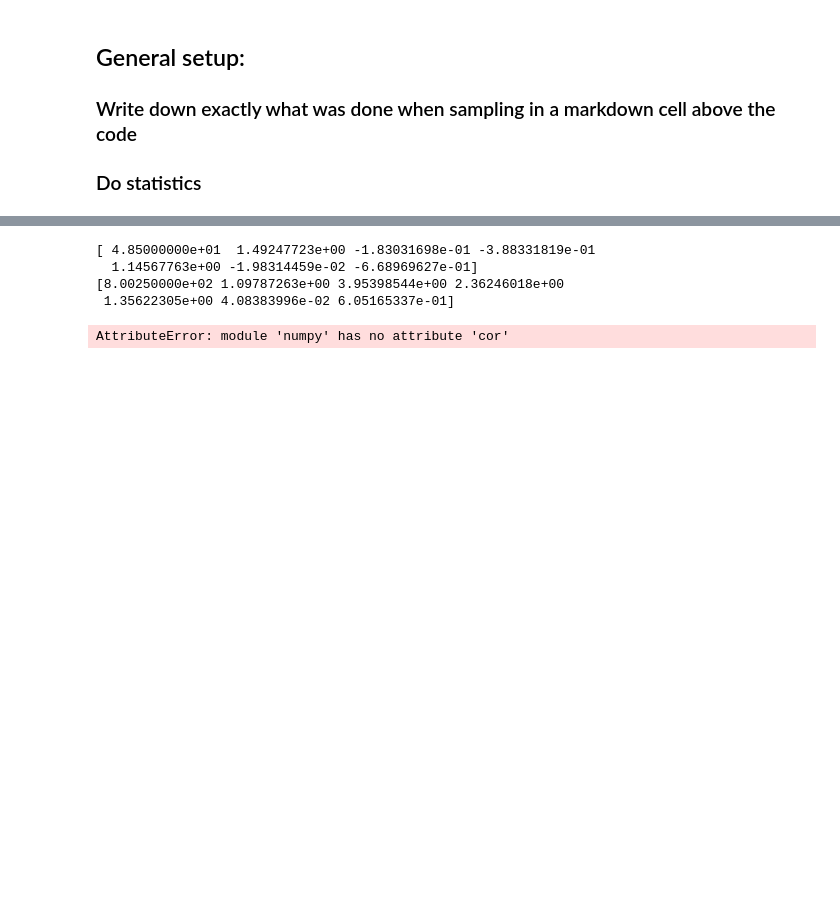
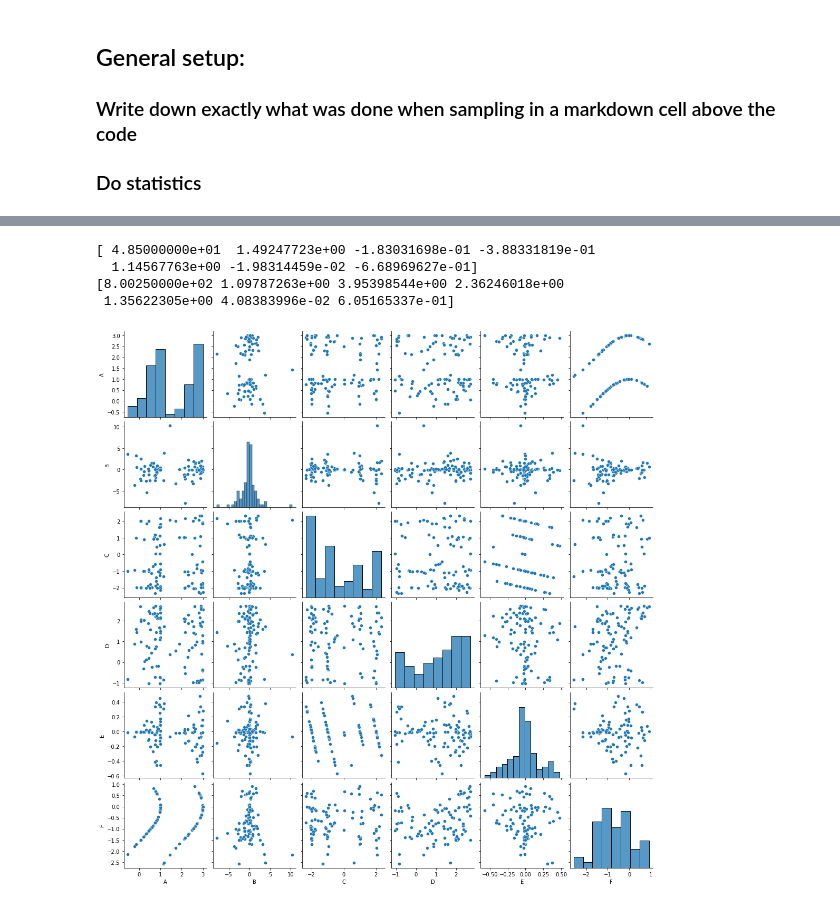
Before and after one commit to Maplewarrior/02463---Causality-project, a Jupyter notebook: 02463 Causality.ipynb, the cells around one changed output, grey strips where cells are left out. Drawn from its saved outputs; the diff is of its cells as text; code cells hidden in the pictures; blank space fills up the shorter version.

Commit message:
PLOTS IN MY TREE

```diff
--- a/02463 Causality.ipynb
+++ b/02463 Causality.ipynb
@@ -21,14 +22,8 @@ import pandas as pd
 def load(filename):
     df = pd.read_csv('data/'+str(filename))
     data = df.to_numpy()
-    return data
-
-
-
-def mean(A):
-    return np.mean(A, axis=0)
-def var(A):
-    return np.var(A, axis=0)
-def cor(A):
-    return np.cor(A, axis=0)
+    return data, df
+# %%
+filename = "data_98_observational.csv"
+data, df = load(filename)
 # %%
@@ -36,0 +36,6 @@ data = load(filename)
+# %%
+df.drop(columns=df.columns[0],
+        axis=1,
+        inplace=True)
+
+df.describe()
@@ -37,10 +52,20 @@ data = load(filename)
 # %%
 print(mean(data))
 print(var(data))
-print(cor(data))
+#print(cor(data))
 # %% [output]
 [ 4.85000000e+01  1.49247723e+00 -1.83031698e-01 -3.88331819e-01
   1.14567763e+00 -1.98314459e-02 -6.68969627e-01]
 [8.00250000e+02 1.09787263e+00 3.95398544e+00 2.36246018e+00
  1.35622305e+00 4.08383996e-02 6.05165337e-01]
-AttributeError: module 'numpy' has no attribute 'cor'
+# %%
+#sns.set_style()
+pair_plot = sns.pairplot(df)
+plt.show()
+
+pair_plot.figure.savefig("plots/pairplot_98_samples")
+
+#fig = pair_plot.get_figure()
+#fig.savefig("plots/pairplot_98_samples")
+# %% [output]
+[figure, added]
```
Also changed, not shown: parts of 6 cells of this notebook, 2 other files.
